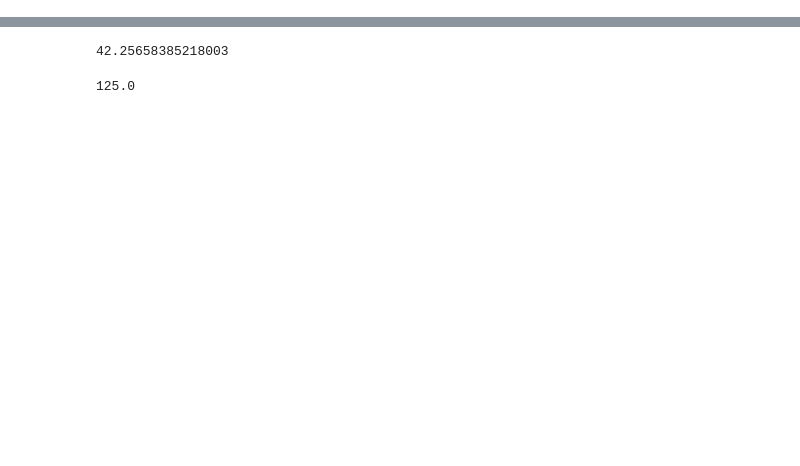
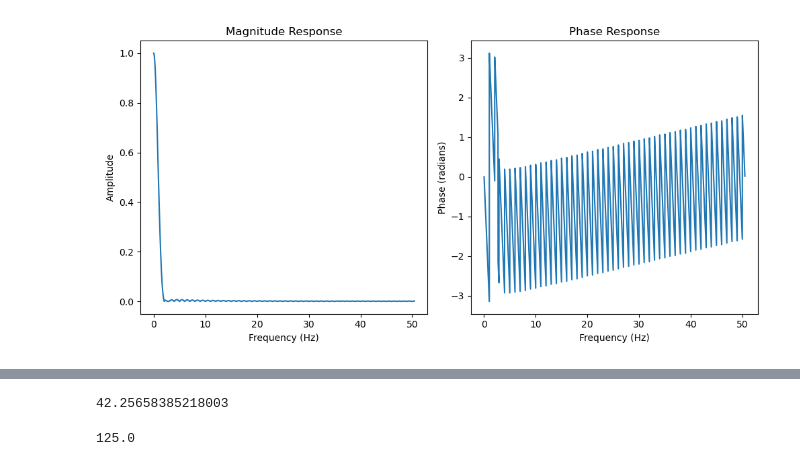
Before and after one commit to pvnkmrksk/fiducialforcesensor, a Jupyter notebook: Pose plotter.ipynb, the cells around one changed output, grey strips where cells are left out. Drawn from its saved outputs; the diff is of its cells as text; code cells hidden in the pictures; blank space fills up the shorter version.

```diff
--- a/Pose plotter.ipynb
+++ b/Pose plotter.ipynb
@@ -7,3 +215,42 @@ pd.set_option('plotting.backend', 'plotly')
+# %%
+
+
+# Extract the 'x' channel data
+x_data = data['/y']
+
+# Number of taps in the FIR filter
+numtaps = 101
+cutoff_hz = 0.1  # example cutoff frequency in Hz
+
+# Sampling rate estimation (assuming the time is in seconds and regularly sampled)
+sampling_rate = 1 / np.mean(np.diff(data['__time']))
+
+from scipy.signal import firwin, freqz
+
+# Design a low-pass FIR filter
+fir_coeff = firwin(numtaps, cutoff_hz, fs=sampling_rate, window='hamming')
+
+# Frequency response of the FIR filter
+freq, response = freqz(fir_coeff, worN=8000, fs=sampling_rate)
+
+# Plotting the frequency response
+plt.figure(figsize=(10, 5))
+plt.subplot(1, 2, 1)
+plt.plot(freq, np.abs(response))
+plt.title('Magnitude Response')
+plt.xlabel('Frequency (Hz)')
+plt.ylabel('Amplitude')
+
+plt.subplot(1, 2, 2)
+plt.plot(freq, np.angle(response))
+plt.title('Phase Response')
+plt.xlabel('Frequency (Hz)')
+plt.ylabel('Phase (radians)')
+
+plt.tight_layout()
+plt.show()
+# %% [output]
+[figure, added]
 # %%
 pd.read_csv('2022-09-20 20:12:30_arucotagData.csv')
 # %% [output]
```
Also changed, not shown: parts of 6 cells of this notebook, 3 other files.
